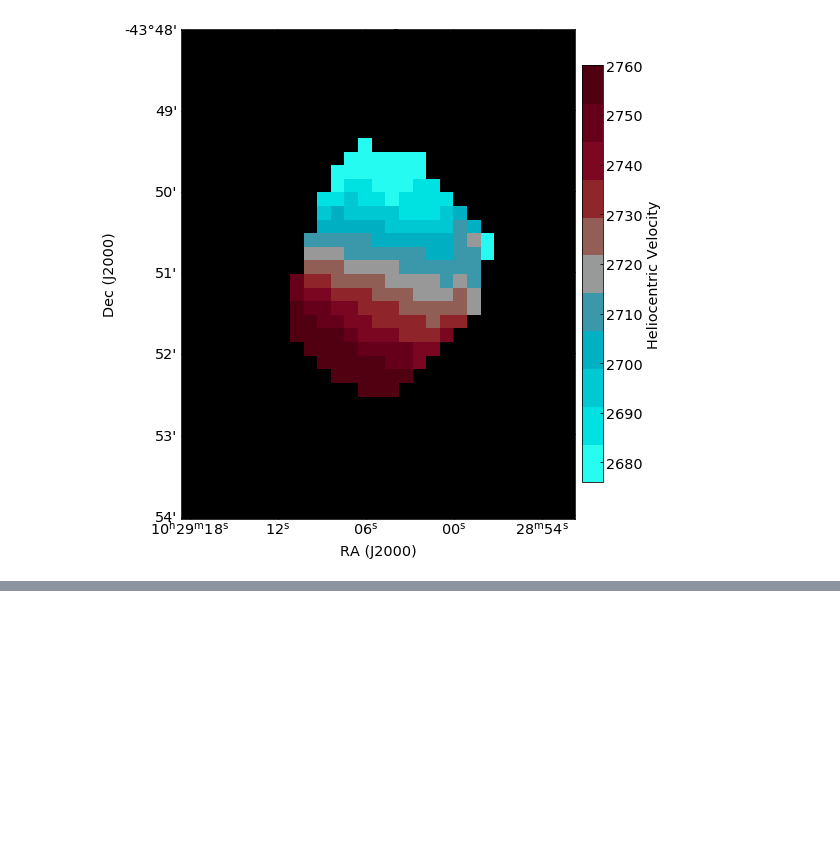
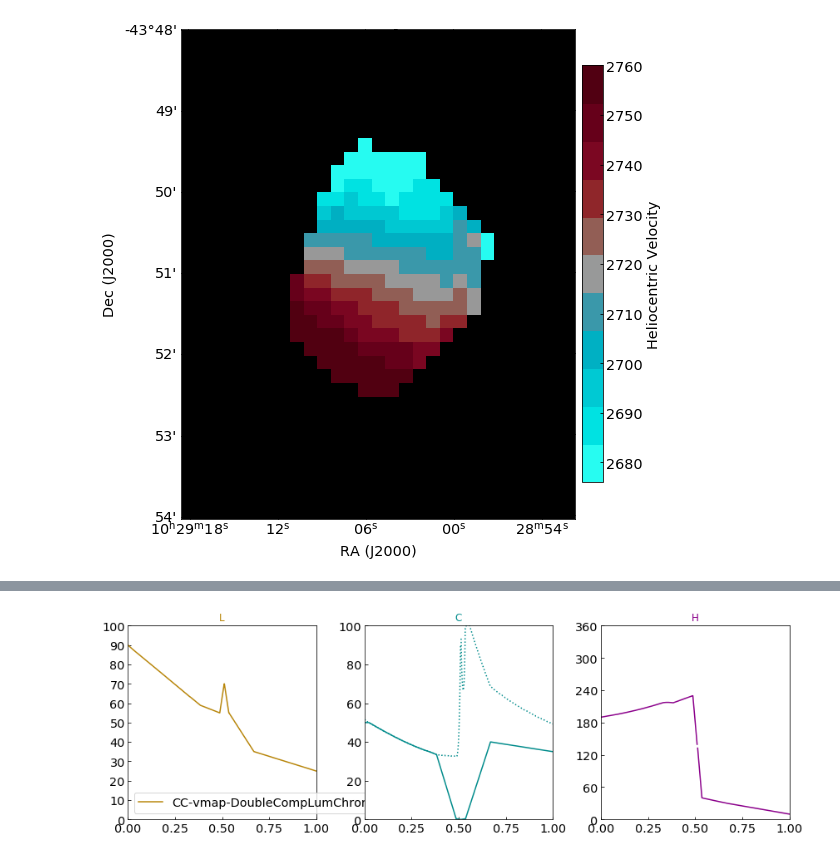
Before and after one commit to mlarichardson/CosmosCanvas, a Jupyter notebook: 3. Plot Velocity Fields.ipynb, the cells around one changed output, grey strips where cells are left out. Saved outputs shown, nothing was run; the diff lists cells and outputs as text; code cells hidden in the pictures; blank space fills up the shorter version.

```diff
--- a/3. Plot Velocity Fields.ipynb
+++ b/3. Plot Velocity Fields.ipynb
@@ -259,0 +307,6 @@ WARNING: FITSFixedWarning: 'spcfix' made the change 'Changed CTYPE3 from 'FELO-H
+# %%
+# Let's show the Double Complement Plus Divergent Default colour map in LCH space, again rescaled to 0:1 using the plot_path function.
+# Notice the luminosity increase at the grey div value.
+axes = maps.plot_path(cmapC, space='LCH', stack='H', axes=[]  , styles=['-' ], legend_label=cmapC)
+# %% [output]
+[figure, added]
```
Also changed, not shown: parts of 6 cells of this notebook, 1 other file.
